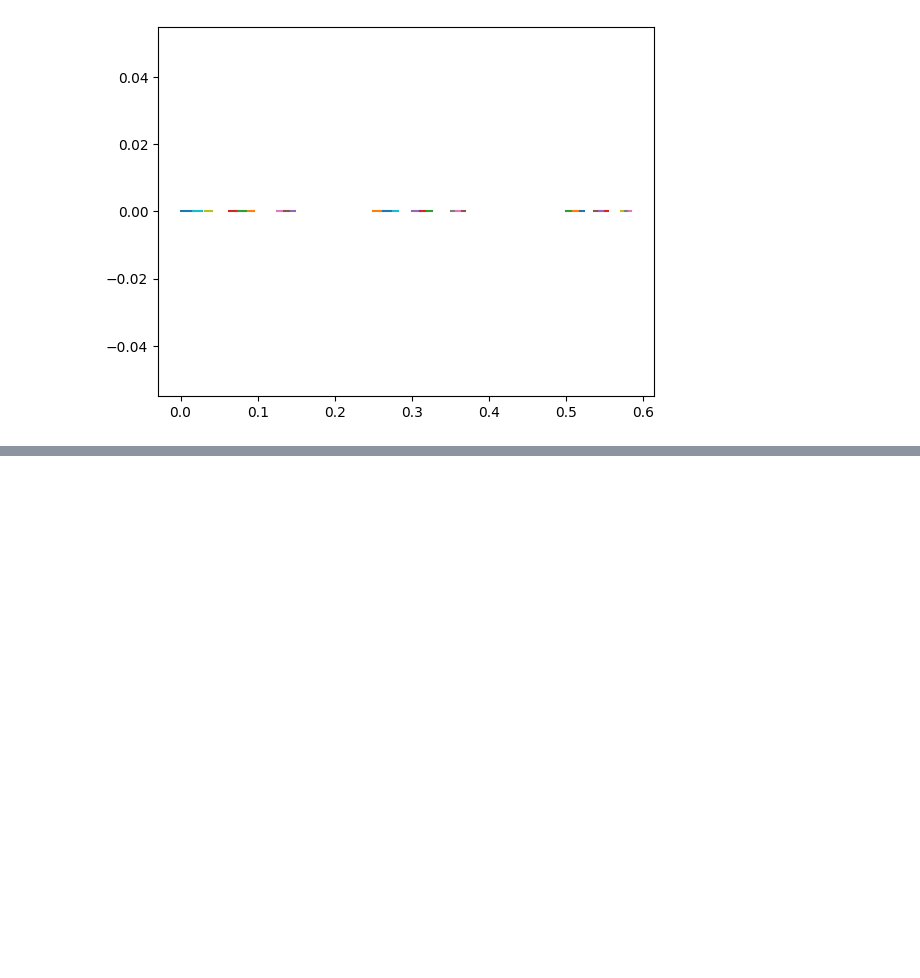
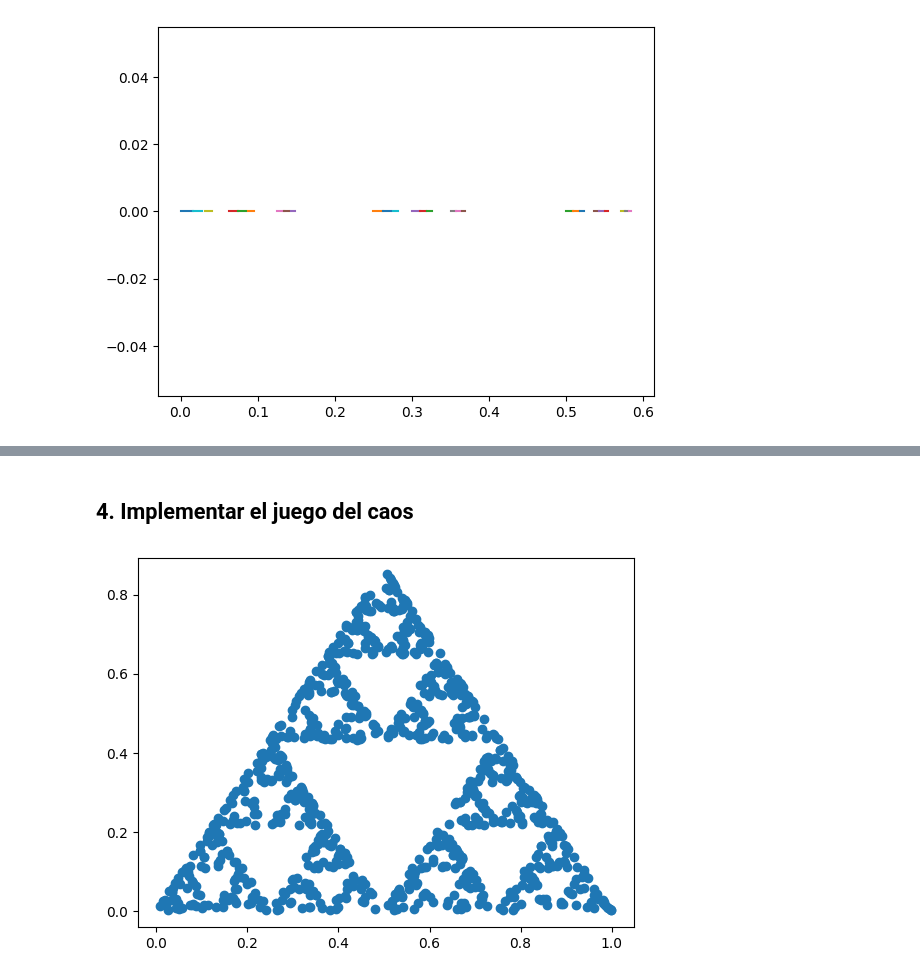
Before and after one commit to MiluEnAlmibar/Fractales, a Jupyter notebook: python/practica1.ipynb, the cells around one changed output, grey strips where cells are left out. Drawn from its saved outputs; the diff is of its cells as text; code cells hidden in the pictures; blank space fills up the shorter version.

```diff
--- a/python/practica1.ipynb
+++ b/python/practica1.ipynb
@@ -151,0 +194,28 @@ cantor_general(3, lista_semejanzas)
+# %% [markdown]
+## 4. Implementar el juego del caos
+# %%
+import random
+def medio(p):
+    dado3 = random.randint(1, 3)
+    if dado3 == 1:
+        return [0.5 * p[0], 0.5 * p[1]]
+    elif dado3 == 2:
+        return [0.5 * p[0] + 0.5, 0.5 * p[1]]
+    elif dado3 == 3:
+        return [0.5 * p[0] + 0.25, 0.5 * p[1] + 0.25 * math.sqrt(3)]
+
+def juego_caos(n):
+    puntos = []
+    m = [0, 0]
+    for i in range(n):
+        m = medio(m)
+        puntos.append(m)
+    x_vals = [pt[0] for pt in puntos]
+    y_vals = [pt[1] for pt in puntos]
+
+    plt.figure()
+    plt.scatter(x_vals, y_vals)
+
+juego_caos(1000)
+# %% [output]
+[figure, added]
```
Also changed, not shown: parts of 14 cells of this notebook, 4 other files.
